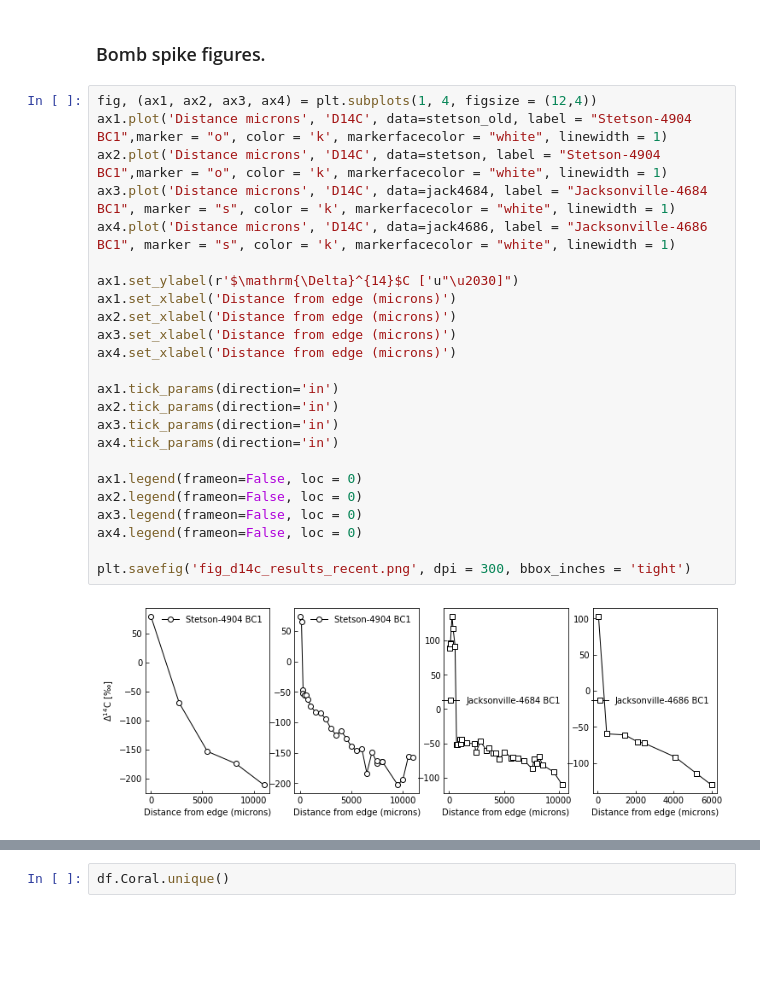
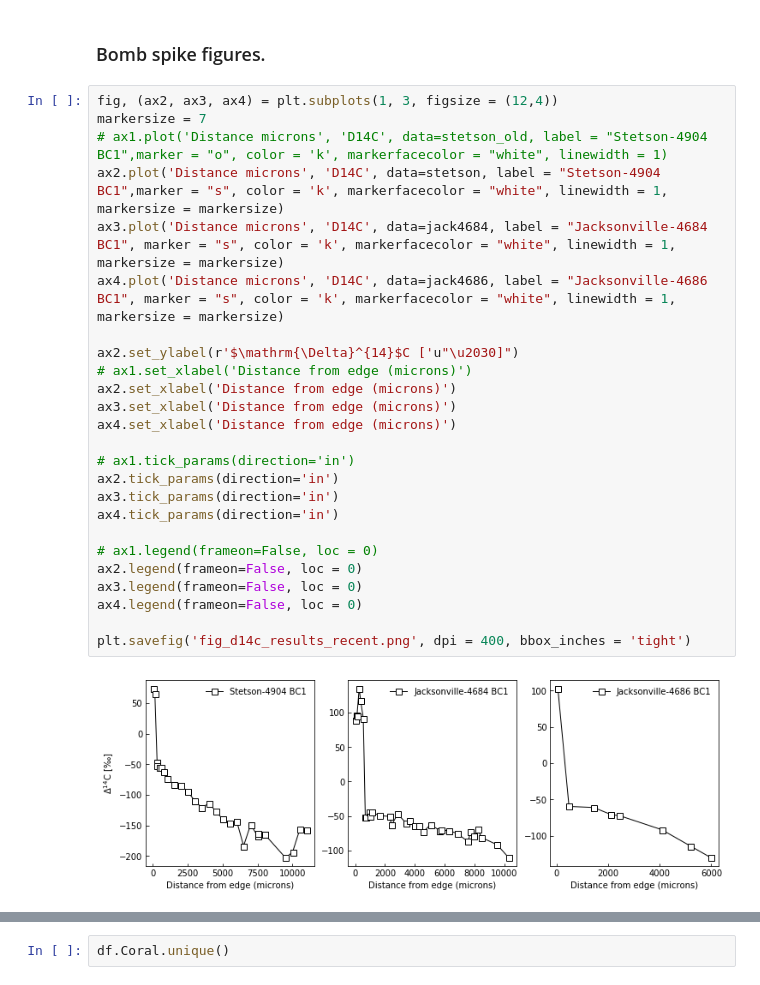
Before and after one commit to johntamu/seus-python, a Jupyter notebook: Radiocarbon age models.ipynb, the cells around one changed output, grey strips where cells are left out. Drawn from its saved outputs; the diff is of its cells as text; blank space fills up the shorter version.

```diff
--- a/Radiocarbon age models.ipynb
+++ b/Radiocarbon age models.ipynb
@@ -45,28 +45,29 @@ df
 # %% [markdown]
 ### Bomb spike figures.
 # %%
-fig, (ax1, ax2, ax3, ax4) = plt.subplots(1, 4, figsize = (12,4))
-ax1.plot('Distance microns', 'D14C', data=stetson_old, label = "Stetson-4904 BC1",marker = "o", color = 'k', markerfacecolor = "white", linewidth = 1)
-ax2.plot('Distance microns', 'D14C', data=stetson, label = "Stetson-4904 BC1",marker = "o", color = 'k', markerfacecolor = "white", linewidth = 1)
-ax3.plot('Distance microns', 'D14C', data=jack4684, label = "Jacksonville-4684 BC1", marker = "s", color = 'k', markerfacecolor = "white", linewidth = 1)
-ax4.plot('Distance microns', 'D14C', data=jack4686, label = "Jacksonville-4686 BC1", marker = "s", color = 'k', markerfacecolor = "white", linewidth = 1)
+fig, (ax2, ax3, ax4) = plt.subplots(1, 3, figsize = (12,4))
+markersize = 7
+# ax1.plot('Distance microns', 'D14C', data=stetson_old, label = "Stetson-4904 BC1",marker = "o", color = 'k', markerfacecolor = "white", linewidth = 1)
+ax2.plot('Distance microns', 'D14C', data=stetson, label = "Stetson-4904 BC1",marker = "s", color = 'k', markerfacecolor = "white", linewidth = 1, markersize = markersize)
+ax3.plot('Distance microns', 'D14C', data=jack4684, label = "Jacksonville-4684 BC1", marker = "s", color = 'k', markerfacecolor = "white", linewidth = 1, markersize = markersize)
+ax4.plot('Distance microns', 'D14C', data=jack4686, label = "Jacksonville-4686 BC1", marker = "s", color = 'k', markerfacecolor = "white", linewidth = 1, markersize = markersize)
 
-ax1.set_ylabel(r'$\mathrm{\Delta}^{14}$C ['u"\u2030]")
-ax1.set_xlabel('Distance from edge (microns)')
+ax2.set_ylabel(r'$\mathrm{\Delta}^{14}$C ['u"\u2030]")
+# ax1.set_xlabel('Distance from edge (microns)')
 ax2.set_xlabel('Distance from edge (microns)')
 ax3.set_xlabel('Distance from edge (microns)')
 ax4.set_xlabel('Distance from edge (microns)')
 
-ax1.tick_params(direction='in')
+# ax1.tick_params(direction='in')
 ax2.tick_params(direction='in')
 ax3.tick_params(direction='in')
 ax4.tick_params(direction='in')
 
-ax1.legend(frameon=False, loc = 0)
+# ax1.legend(frameon=False, loc = 0)
 ax2.legend(frameon=False, loc = 0)
 ax3.legend(frameon=False, loc = 0)
 ax4.legend(frameon=False, loc = 0)
 
-plt.savefig('fig_d14c_results_recent.png', dpi = 300, bbox_inches = 'tight')
+plt.savefig('fig_d14c_results_recent.png', dpi = 400, bbox_inches = 'tight')
 # %% [output]
-[figure, old version]
+[figure, new version]
```
Also changed, not shown: parts of 3 cells of this notebook, 6 other files.
